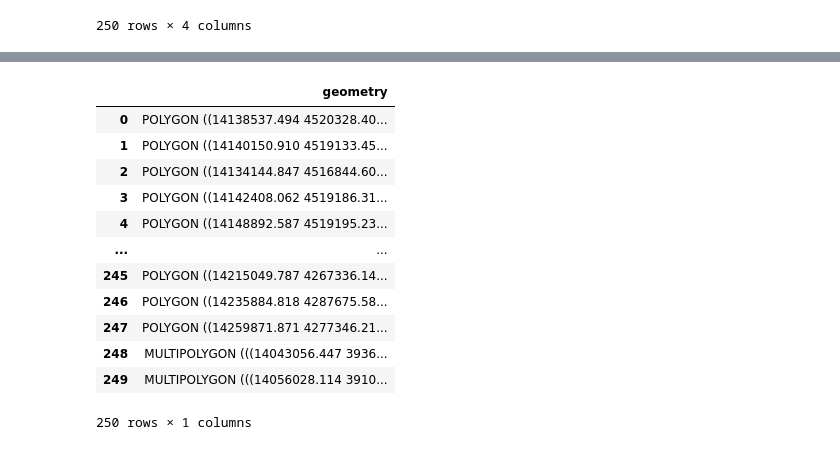
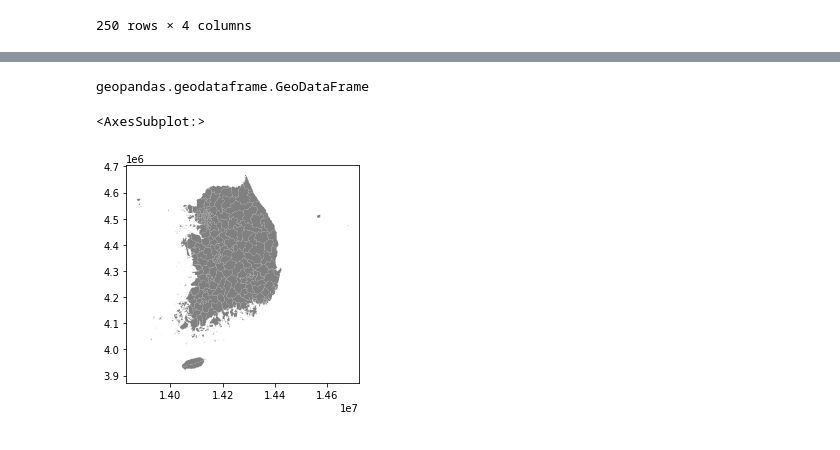
Before and after one commit to shawnbae/data-visualization, a Jupyter notebook: plotly/plotly_korea_CCTV_map.ipynb, the cells around one changed output, grey strips where cells are left out. Saved outputs shown, nothing was run; the diff lists cells and outputs as text; code cells hidden in the pictures.

```diff
--- a/plotly/plotly_korea_CCTV_map.ipynb
+++ b/plotly/plotly_korea_CCTV_map.ipynb
@@ -181,16 +179,9 @@ KeyError: 'SIG_CD'
-# %%
-gdf_admin_gu_pg2
-# %% [output]
-|  | geometry |
-| 0 | POLYGON ((14138537.494 4520328.40... |
-| 1 | POLYGON ((14140150.910 4519133.45... |
-| 2 | POLYGON ((14134144.847 4516844.60... |
-| 3 | POLYGON ((14142408.062 4519186.31... |
-| 4 | POLYGON ((14148892.587 4519195.23... |
-| ... | ... |
-| 245 | POLYGON ((14215049.787 4267336.14... |
-| 246 | POLYGON ((14235884.818 4287675.58... |
-| 247 | POLYGON ((14259871.871 4277346.21... |
-| 248 | MULTIPOLYGON (((14043056.447 3936... |
-| 249 | MULTIPOLYGON (((14056028.114 3910... |
-250 rows × 1 columns
+# %%
+type(gdf_admin_gu_pg2)
+# %% [output]
+geopandas.geodataframe.GeoDataFrame
+# %%
+gdf_admin_gu_pg2.plot(color='grey')
+# %% [output]
+<AxesSubplot:>
+[figure, added]
```
Also changed, not shown: parts of 9 cells of this notebook.
